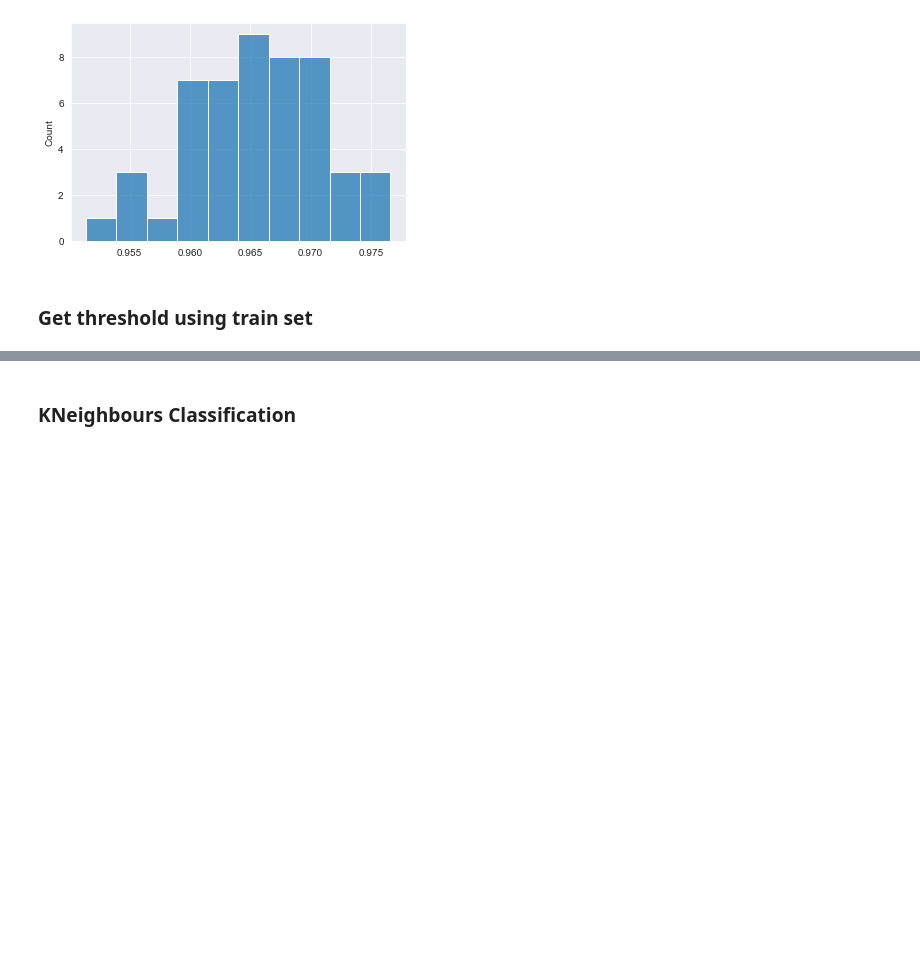
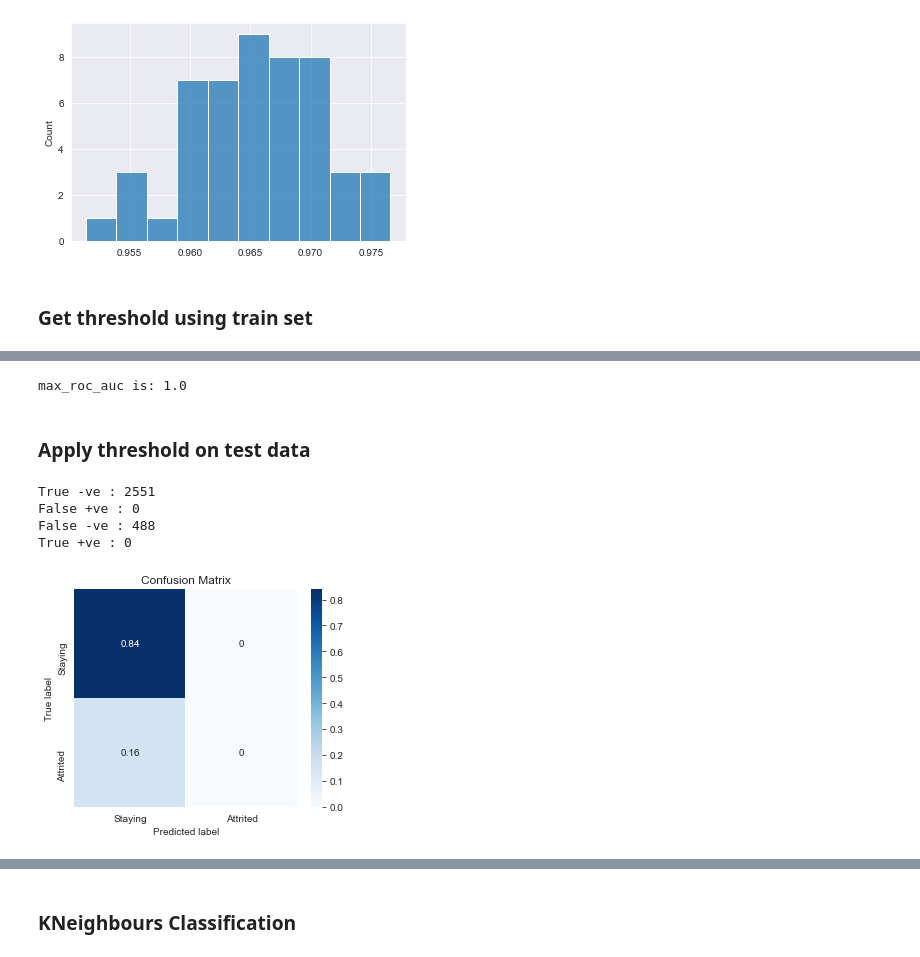
Before and after one commit to shaisid01/Data-Science, a Jupyter notebook: CapstoneProjects/Capstone 2/Notebooks/05_modeling.ipynb, the cells around one changed output, grey strips where cells are left out. Drawn from its saved outputs; the diff is of its cells as text; code cells hidden in the pictures; blank space fills up the shorter version.

```diff
--- a/CapstoneProjects/Capstone 2/Notebooks/05_modeling.ipynb
+++ b/CapstoneProjects/Capstone 2/Notebooks/05_modeling.ipynb
@@ -729,0 +707,7 @@ weighted avg       0.87      0.84      0.77      3039
+# %%
+rfc_thresh_idx, rfc_max_score = max_thresh(rfc_roc_auc)
+print(f'max_roc_auc is: {rfc_max_score}')
+# %% [output]
+max_roc_auc is: 1.0
+# %% [markdown]
+### Apply threshold on test data
@@ -729,0 +718,10 @@ weighted avg       0.87      0.84      0.77      3039
+# %%
+plot_Confusionmatrix(y_test,rfc_test_labels)
+tn, fp, fn, tp = metrics.confusion_matrix(y_test,rfc_test_labels).ravel()
+print(f"True -ve : {tn}\nFalse +ve : {fp}\nFalse -ve : {fn}\nTrue +ve : {tp}\n")
+# %% [output]
+True -ve : 2551
+False +ve : 0
+False -ve : 488
+True +ve : 0
+[figure, added]
```
Also changed, not shown: parts of 104 cells of this notebook.
